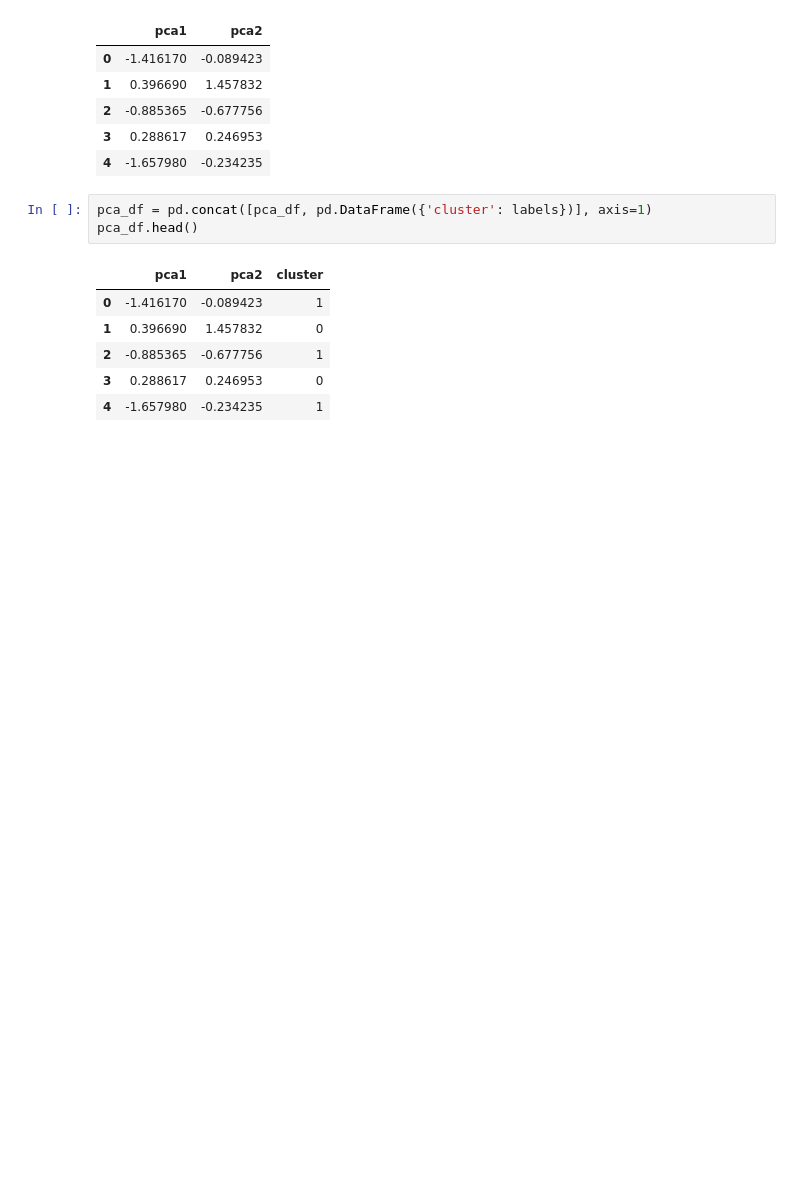
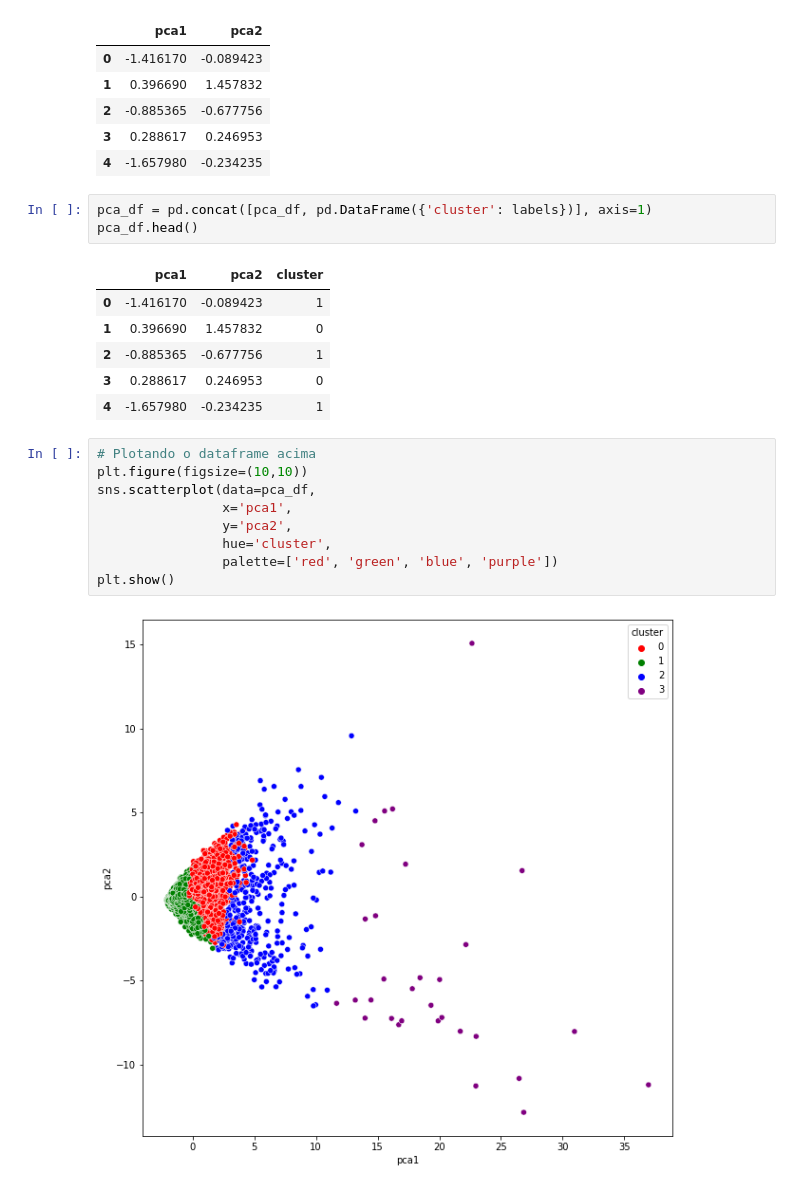
Before and after one commit to Mario-RJunior/Departamento-Marketing, a Jupyter notebook: Segmentacao_marketing.ipynb, the cells around one changed output. Cells and saved outputs as stored; diff of their text form; blank space fills up the shorter version.

Commit message:
Plotando gráfico do PCA

```diff
--- a/Segmentacao_marketing.ipynb
+++ b/Segmentacao_marketing.ipynb
@@ -614,3 +614,14 @@ pca_df.head()
 | 2 | -0.885365 | -0.677756 | 1 |
 | 3 | 0.288617 | 0.246953 | 0 |
 | 4 | -1.657980 | -0.234235 | 1 |
+# %%
+# Plotando o dataframe acima
+plt.figure(figsize=(10,10))
+sns.scatterplot(data=pca_df,
+                x='pca1',
+                y='pca2',
+                hue='cluster',
+                palette=['red', 'green', 'blue', 'purple'])
+plt.show()
+# %% [output]
+[figure, added]
```
